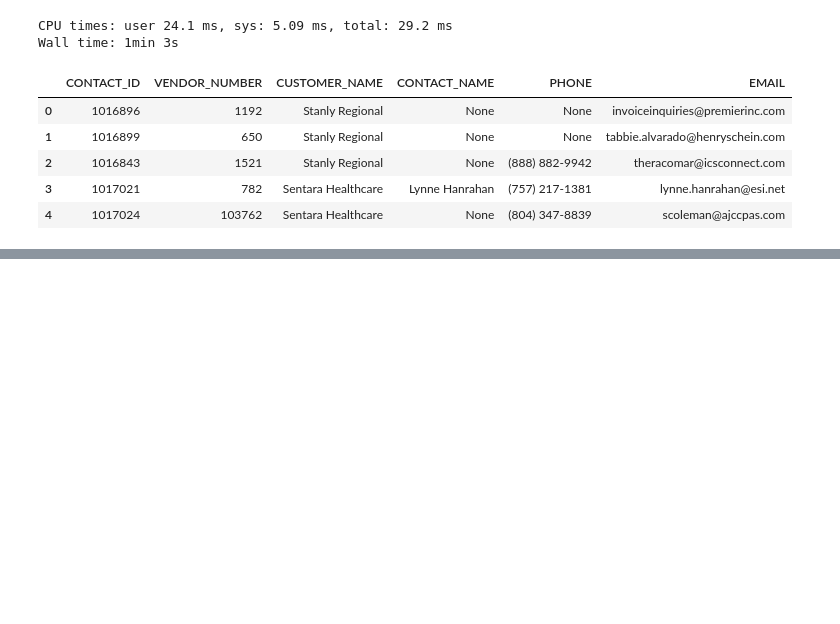
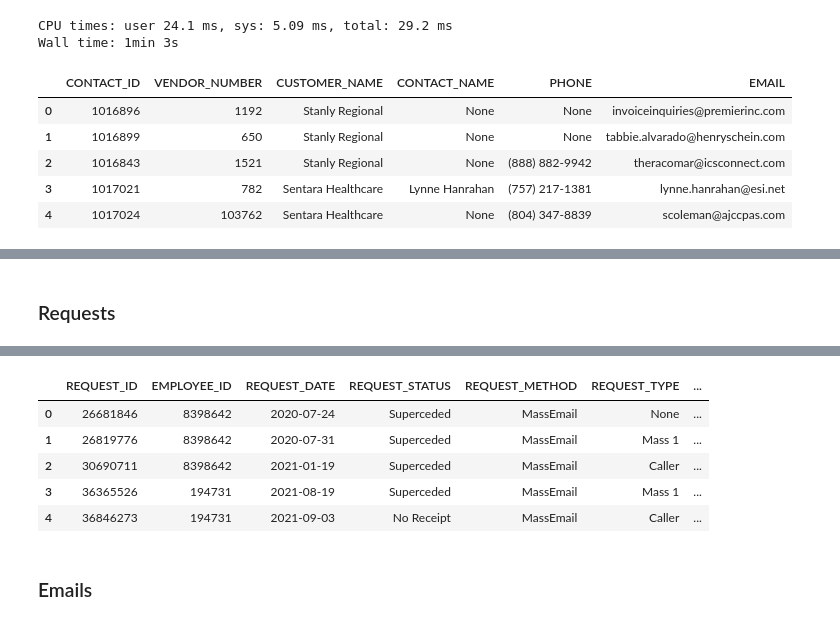
Before and after one commit to cpassorelli/call-reports, a Jupyter notebook: ipython/data-warehouse-integration.ipynb, the cells around one changed output, grey strips where cells are left out. Saved outputs shown, nothing was run; the diff lists cells and outputs as text; code cells hidden in the pictures; blank space fills up the shorter version.

```diff
--- a/ipython/data-warehouse-integration.ipynb
+++ b/ipython/data-warehouse-integration.ipynb
@@ -334,0 +396,49 @@ spark.catalog.listTables()
+# %% [markdown]
+### Requests
+# %%
+%%time
+from pyspark.sql.functions import col, create_map, lit, lower
+
+mapping = create_map(
+    lit(0), lit(True),
+    lit(1), lit(False)
+)
+
+column = when(lower('Contact').contains('@'), lower('Contact'))
+
+path = os.path.join(SILVER, 'requests')
+
+(
+    spark
+    .read
+    .parquet('/tmp/phone-calls/StatementRequests')
+    .withColumn('WNC', mapping[col('WNC')])
+    .withColumn('Contact', column)
+    .withColumnRenamed('RequesterFullName', 'EMPLOYEE_NAME')
+    .join(
+        employees
+            .select('EMPLOYEE_ID', 'EMPLOYEE_NAME'),
+        on='EMPLOYEE_NAME',
+        how='inner'
+    )
+    .selectExpr(
+        'ObjectID as REQUEST_ID',
+        'EMPLOYEE_ID',
+        'cast(RequestDate as date) as REQUEST_DATE',
+        'Status as REQUEST_STATUS',
+        'RequestMethod as REQUEST_METHOD',
+        'RequestType as REQUEST_TYPE',
+        'cast(LastActivityDate as date) as LAST_ACTIVITY_DATE',
+        'cast(LastStatementReceivedDate as date) as LAST_RECEIVED_DATE',
+        'WNC as COMPLIED'
+    )
+    .write
+    .mode('overwrite')
+    .parquet(path)
+)
+
+
+requests = spark.read.parquet(path)
+requests.createOrReplaceTempView('requests')
+requests.limit(5).toPandas()
+# %% [output]
@@ -334,0 +447,8 @@ spark.catalog.listTables()
+|  | REQUEST_ID | EMPLOYEE_ID | REQUEST_DATE | REQUEST_STATUS | REQUEST_METHOD | REQUEST_TYPE | ... |
+| 0 | 26681846 | 8398642 | 2020-07-24 | Superceded | MassEmail | None | ... |
+| 1 | 26819776 | 8398642 | 2020-07-31 | Superceded | MassEmail | Mass 1 | ... |
+| 2 | 30690711 | 8398642 | 2021-01-19 | Superceded | MassEmail | Caller | ... |
+| 3 | 36365526 | 194731 | 2021-08-19 | Superceded | MassEmail | Mass 1 | ... |
+| 4 | 36846273 | 194731 | 2021-09-03 | No Receipt | MassEmail | Caller | ... |
+# %% [markdown]
+### Emails
```
Also changed, not shown: parts of 23 cells of this notebook, 1 other file.
